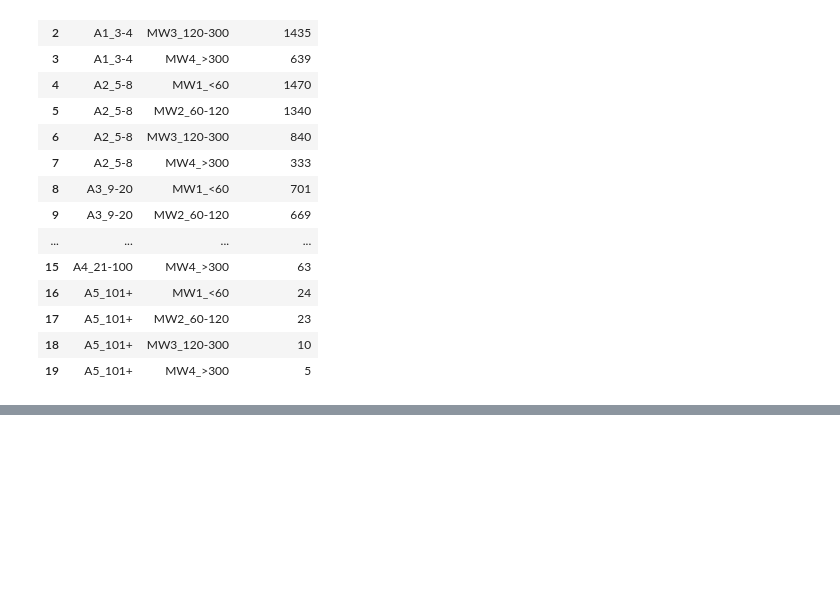
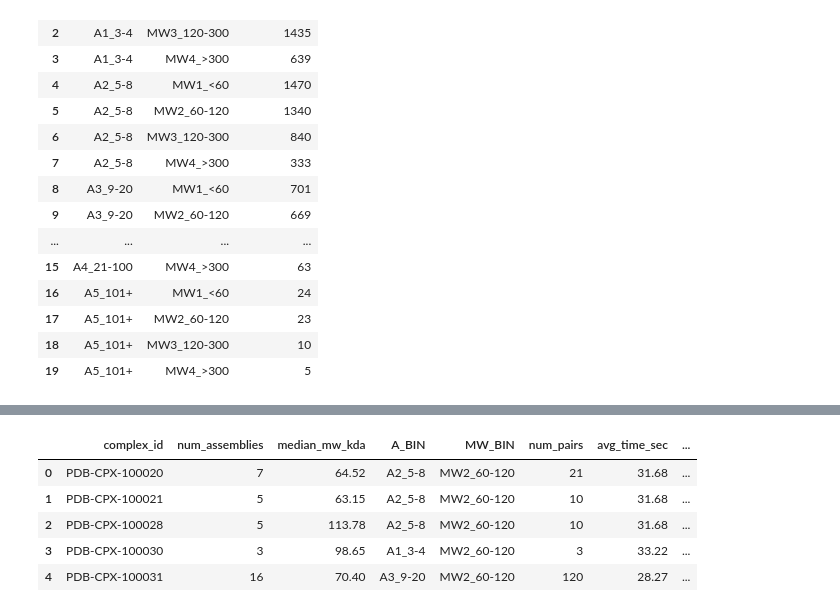
Before and after one commit to PDBe-KB/pdbe-kb-shape-benchmark, a Jupyter notebook: build_benchmark_dataset.ipynb, the cells around one changed output, grey strips where cells are left out. Drawn from its saved outputs; the diff is of its cells as text; code cells hidden in the pictures; blank space fills up the shorter version.

```diff
--- a/build_benchmark_dataset.ipynb
+++ b/build_benchmark_dataset.ipynb
@@ -136,0 +135,7 @@ median_complexes.to_csv("phase1_median_complexes.csv", index=False)
+# %%
+# Merge with timing table
+df_combined = df_out.merge(
+    bd,
+    on=["A_BIN", "MW_BIN"],
+    how="left"
+)
@@ -136,0 +166,9 @@ median_complexes.to_csv("phase1_median_complexes.csv", index=False)
+# %%
+df_final.head(5)
+# %% [output]
+|  | complex_id | num_assemblies | median_mw_kda | A_BIN | MW_BIN | num_pairs | avg_time_sec | ... |
+| 0 | PDB-CPX-100020 | 7 | 64.52 | A2_5-8 | MW2_60-120 | 21 | 31.68 | ... |
+| 1 | PDB-CPX-100021 | 5 | 63.15 | A2_5-8 | MW2_60-120 | 10 | 31.68 | ... |
+| 2 | PDB-CPX-100028 | 5 | 113.78 | A2_5-8 | MW2_60-120 | 10 | 31.68 | ... |
+| 3 | PDB-CPX-100030 | 3 | 98.65 | A1_3-4 | MW2_60-120 | 3 | 33.22 | ... |
+| 4 | PDB-CPX-100031 | 16 | 70.40 | A3_9-20 | MW2_60-120 | 120 | 28.27 | ... |
```
Also changed, not shown: parts of 20 cells of this notebook.
